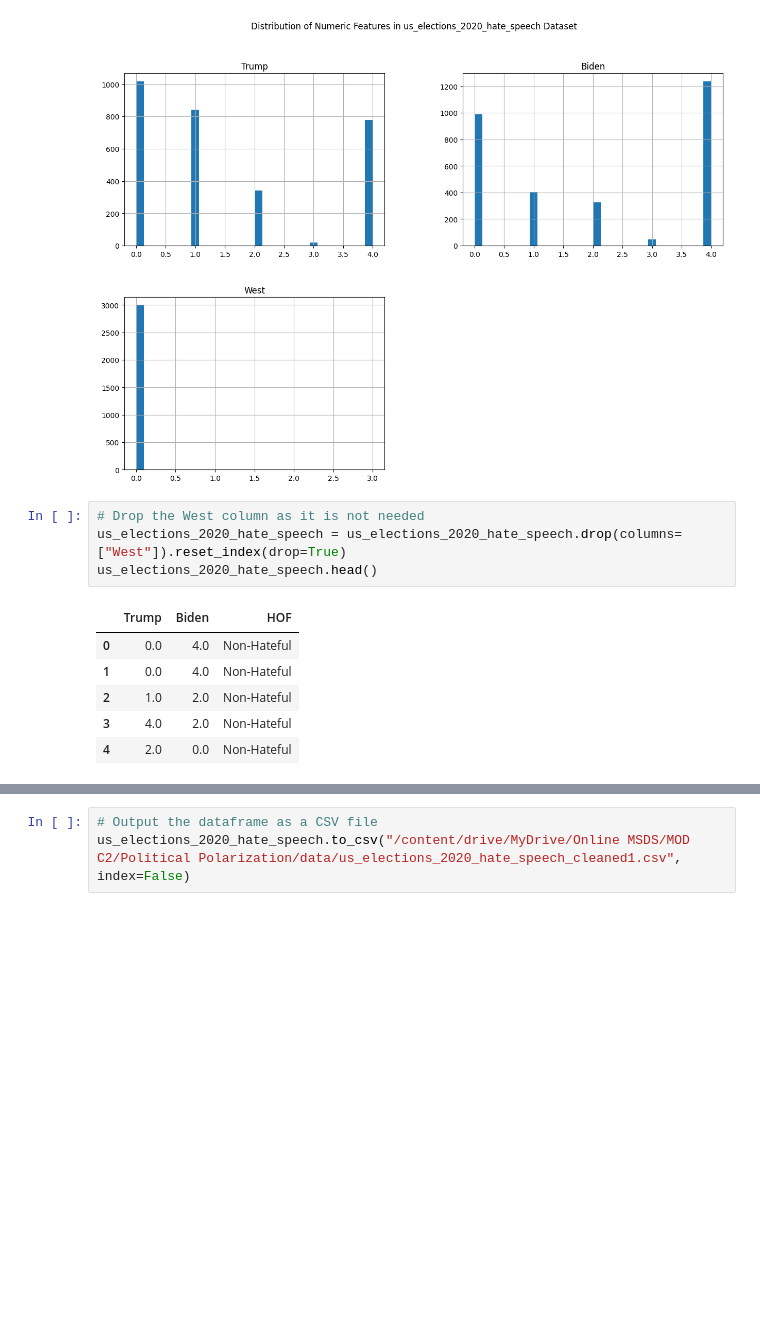
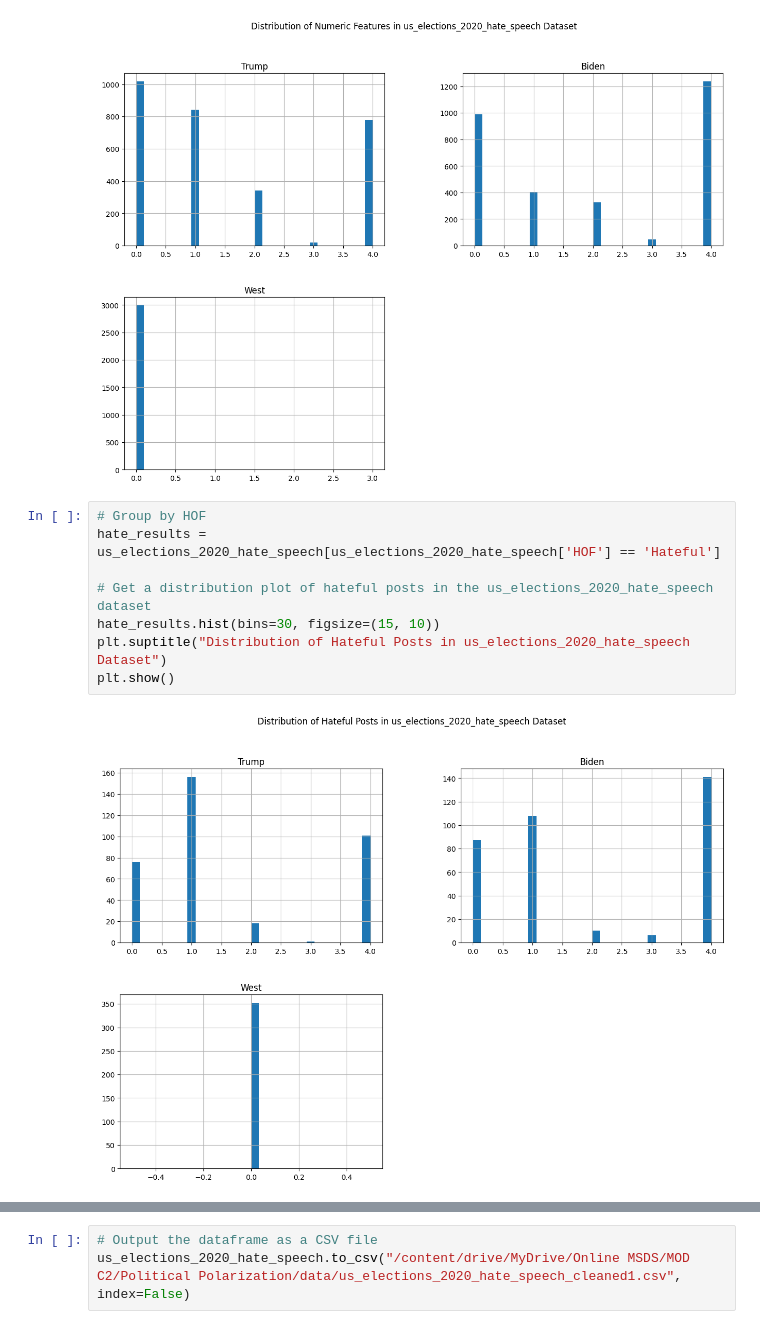
Before and after one commit to cfornesa/political_polarization, a Jupyter notebook: EDA_1.ipynb, the cells around one changed output, grey strips where cells are left out. Cells and saved outputs as stored; diff of their text form; blank space fills up the shorter version.

Commit message:
Redo modeling to address issues with Convabuse, US Elections 2020 Hate Speech, and MLMA datasets

```diff
--- a/EDA_1.ipynb
+++ b/EDA_1.ipynb
@@ -57,14 +57,13 @@ plt.suptitle("Distribution of Numeric Features in us_elections_2020_hate_speech
 plt.show()
 # %% [output]
 [figure]
-# %%
-# Drop the West column as it is not needed
-us_elections_2020_hate_speech = us_elections_2020_hate_speech.drop(columns=["West"]).reset_index(drop=True)
-us_elections_2020_hate_speech.head()
-# %% [output]
-|  | Trump | Biden | HOF |
-| 0 | 0.0 | 4.0 | Non-Hateful |
-| 1 | 0.0 | 4.0 | Non-Hateful |
-| 2 | 1.0 | 2.0 | Non-Hateful |
-| 3 | 4.0 | 2.0 | Non-Hateful |
-| 4 | 2.0 | 0.0 | Non-Hateful |
+# %%
+# Group by HOF
+hate_results = us_elections_2020_hate_speech[us_elections_2020_hate_speech['HOF'] == 'Hateful']
+
+# Get a distribution plot of hateful posts in the us_elections_2020_hate_speech dataset
+hate_results.hist(bins=30, figsize=(15, 10))
+plt.suptitle("Distribution of Hateful Posts in us_elections_2020_hate_speech Dataset")
+plt.show()
+# %% [output]
+[figure, added]
```
Also changed, not shown: parts of 28 cells of this notebook, 51 other files.
